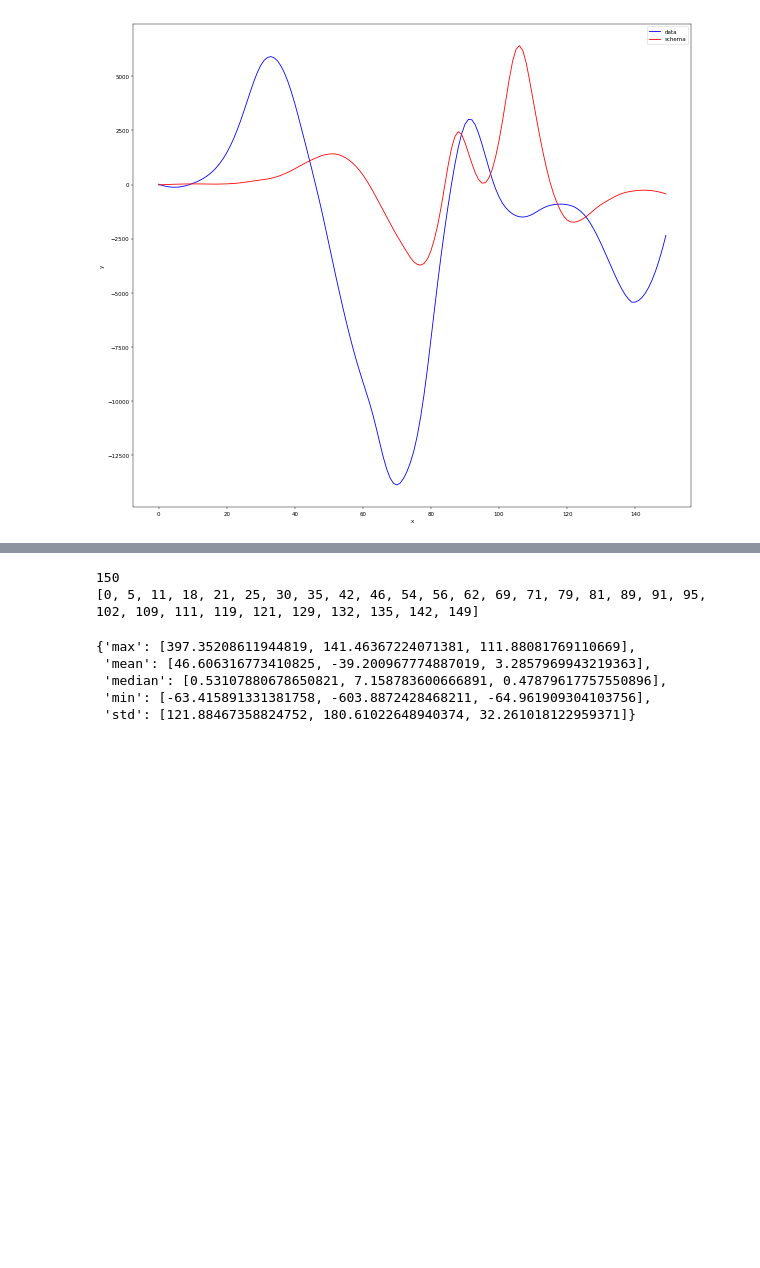
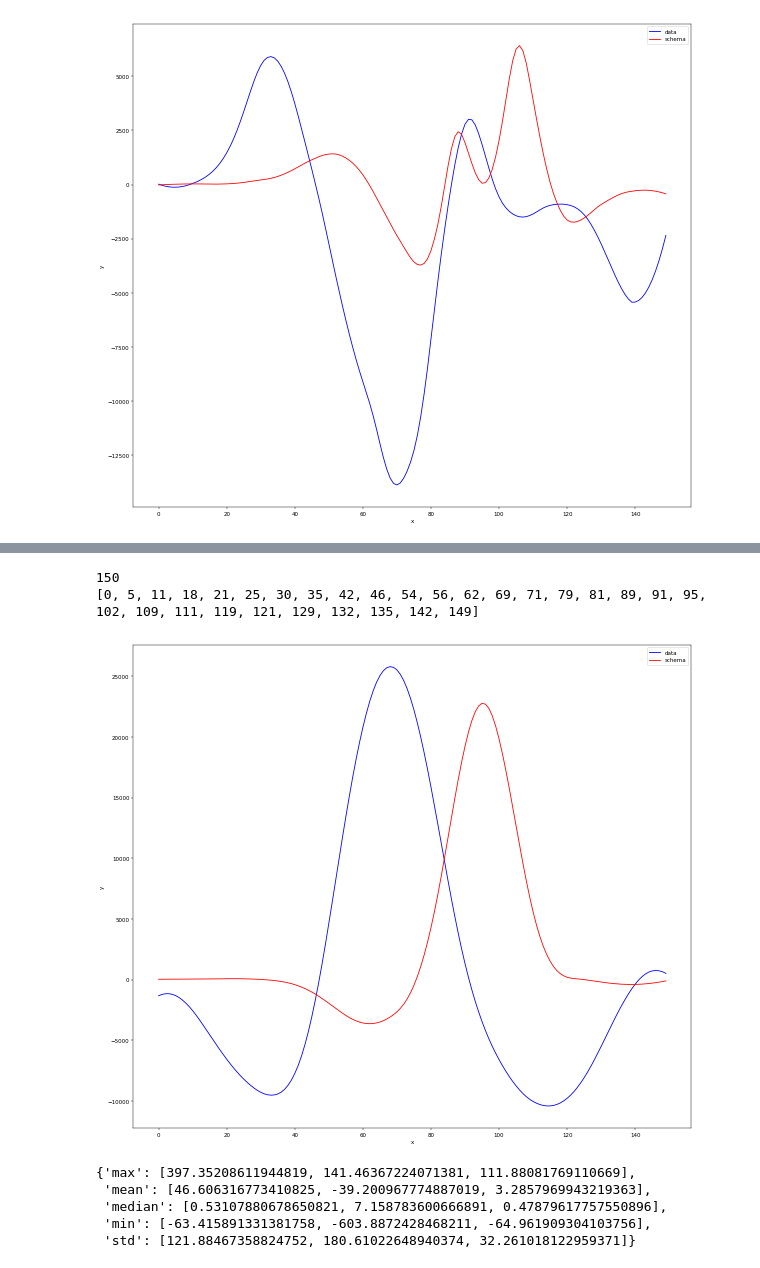
Before and after one commit to n3hrox/Biometric-analysis, a Jupyter notebook: gyro_data.ipynb, the cells around one changed output, grey strips where cells are left out. Saved outputs shown, nothing was run; the diff lists cells and outputs as text; code cells hidden in the pictures; blank space fills up the shorter version.

```diff
--- a/gyro_data.ipynb
+++ b/gyro_data.ipynb
@@ -125,19 +124,30 @@ plt.plot(xaxis, np.rad2deg(dtw_x_data), color="blue", label="data")
 # %%
 minima_indexes = []
 # minima_dict_indices = []
 print(len(dtw_x_data))
 step = 5
 for it in range(0, len(dtw_x_data), step):
     val = min(dtw_x_data[it:it+step])
     # minima_dict_indices.append(dtw_dict_data[val])
     minima_indexes.append(dtw_x_data.index(val))
 
 
+# forward data normalization
+index = minima_indexes[7]*20
+
 print(minima_indexes)
 # print(minima_dict_indices)
+fig = plt.figure(figsize=(18, 16), dpi=40, facecolor='w', edgecolor='k')
+plt.plot(xaxis, np.rad2deg(x_normal[index:index+150]), color="blue", label="data")
+plt.plot(xaxis, np.rad2deg(x_reference), color="red", label="schema")
+plt.xlabel('x')
+plt.ylabel('y')
+plt.legend()
+plt.show()
 # %% [output]
 150
 [0, 5, 11, 18, 21, 25, 30, 35, 42, 46, 54, 56, 62, 69, 71, 79, 81, 89, 91, 95, 102, 109, 111, 119, 121, 129, 132, 135, 142, 149]
+[figure, added]
 # %%
 # regresja logistyczna
 # rotation matrix -> dtw?
```
Also changed, not shown: parts of 2 cells of this notebook.
